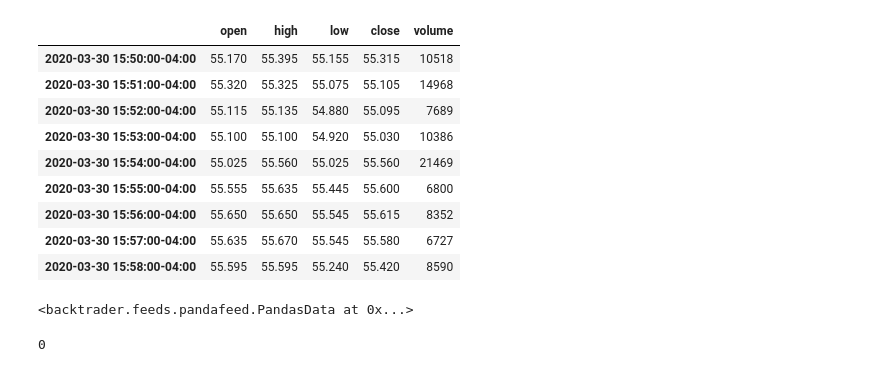
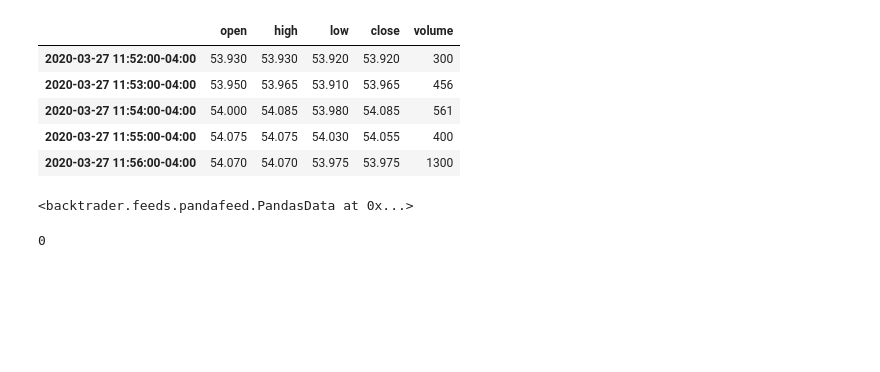
Before and after one commit to hjeffreywang/Alpaca-Algotrading--Legacy-, a Jupyter notebook: Integrated_backtester_historical.ipynb, the cells around one changed output. Cells and saved outputs as stored; diff of their text form; code cells hidden in the pictures; blank space fills up the shorter version.

```diff
--- a/Integrated_backtester_historical.ipynb
+++ b/Integrated_backtester_historical.ipynb
@@ -17,18 +17,14 @@ df=data.df #converts to dataframe
 df=df.INTC
 # %%
 #previewing
-df.iloc[-10:-1]
+df.head()
 # %% [output]
 |  | open | high | low | close | volume |
-| 2020-03-30 15:50:00-04:00 | 55.170 | 55.395 | 55.155 | 55.315 | 10518 |
-| 2020-03-30 15:51:00-04:00 | 55.320 | 55.325 | 55.075 | 55.105 | 14968 |
-| 2020-03-30 15:52:00-04:00 | 55.115 | 55.135 | 54.880 | 55.095 | 7689 |
-| 2020-03-30 15:53:00-04:00 | 55.100 | 55.100 | 54.920 | 55.030 | 10386 |
-| 2020-03-30 15:54:00-04:00 | 55.025 | 55.560 | 55.025 | 55.560 | 21469 |
-| 2020-03-30 15:55:00-04:00 | 55.555 | 55.635 | 55.445 | 55.600 | 6800 |
-| 2020-03-30 15:56:00-04:00 | 55.650 | 55.650 | 55.545 | 55.615 | 8352 |
-| 2020-03-30 15:57:00-04:00 | 55.635 | 55.670 | 55.545 | 55.580 | 6727 |
-| 2020-03-30 15:58:00-04:00 | 55.595 | 55.595 | 55.240 | 55.420 | 8590 |
+| 2020-03-27 11:52:00-04:00 | 53.930 | 53.930 | 53.920 | 53.920 | 300 |
+| 2020-03-27 11:53:00-04:00 | 53.950 | 53.965 | 53.910 | 53.965 | 456 |
+| 2020-03-27 11:54:00-04:00 | 54.000 | 54.085 | 53.980 | 54.085 | 561 |
+| 2020-03-27 11:55:00-04:00 | 54.075 | 54.075 | 54.030 | 54.055 | 400 |
+| 2020-03-27 11:56:00-04:00 | 54.070 | 54.070 | 53.975 | 53.975 | 1300 |
 # %%
 #feed dataframe to cerbro
 datacere = bt.feeds.PandasData(dataname=df)
```
Also changed, not shown: parts of 27 cells of this notebook, 2 other files.
